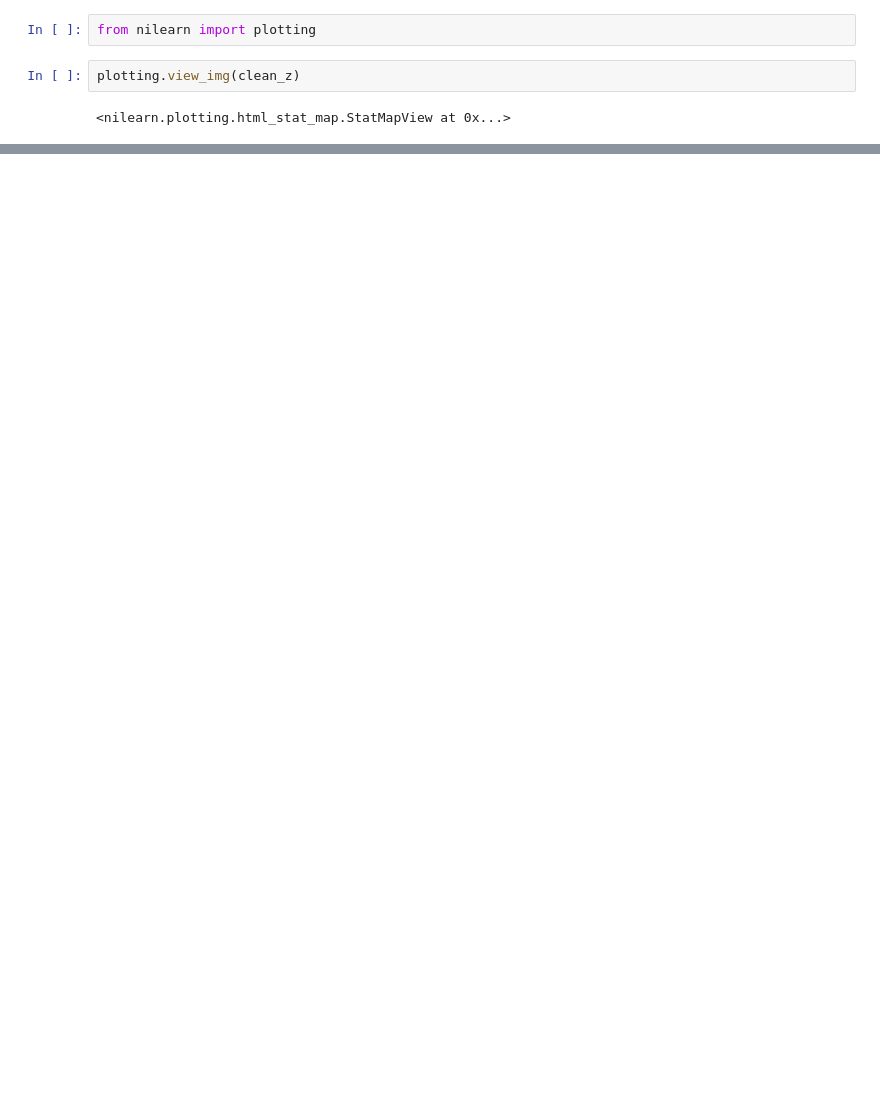
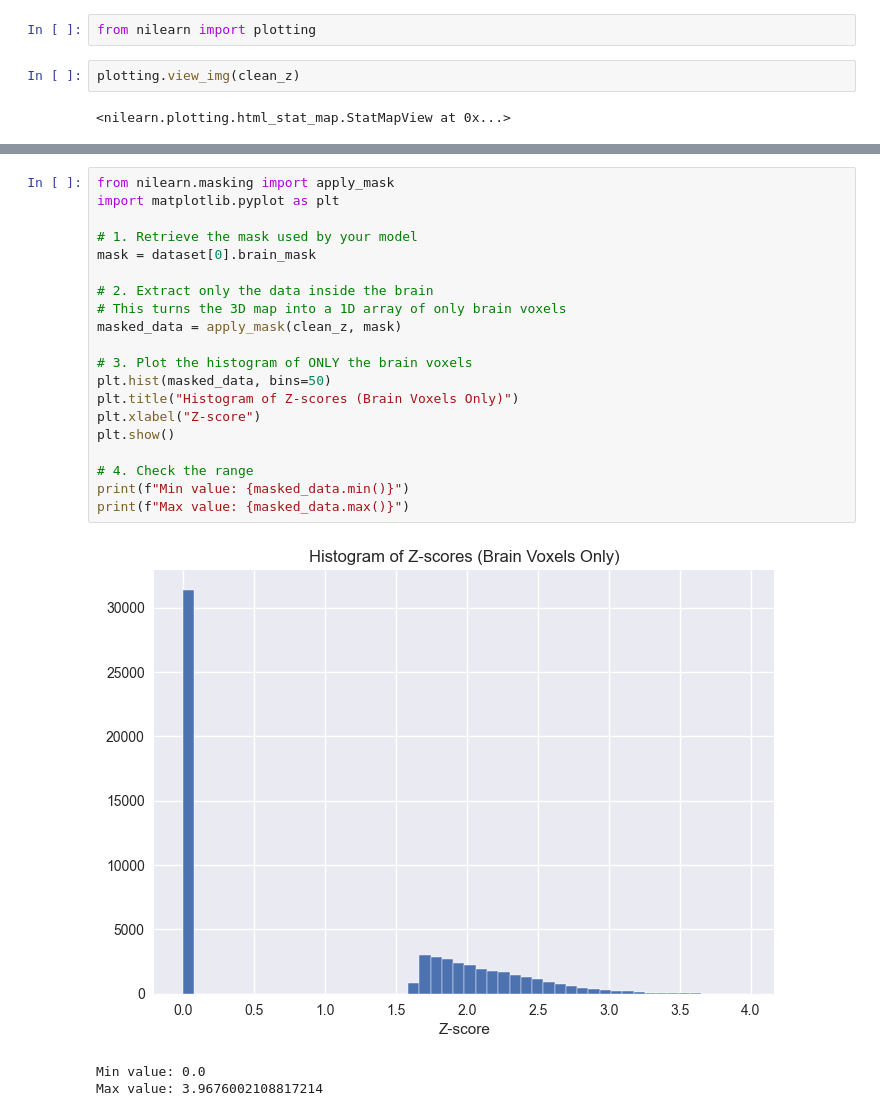
Before and after one commit to mducat/scz_familiarity_fMRI_ML, a Jupyter notebook: mri_single_subject.ipynb, the cells around one changed output, grey strips where cells are left out. Cells and saved outputs as stored; diff of their text form; blank space fills up the shorter version.

```diff
--- a/mri_single_subject.ipynb
+++ b/mri_single_subject.ipynb
@@ -183,0 +236,24 @@ plotting.view_img(clean_z)
+# %%
+from nilearn.masking import apply_mask
+import matplotlib.pyplot as plt
+
+# 1. Retrieve the mask used by your model
+mask = dataset[0].brain_mask
+
+# 2. Extract only the data inside the brain
+# This turns the 3D map into a 1D array of only brain voxels
+masked_data = apply_mask(clean_z, mask)
+
+# 3. Plot the histogram of ONLY the brain voxels
+plt.hist(masked_data, bins=50)
+plt.title("Histogram of Z-scores (Brain Voxels Only)")
+plt.xlabel("Z-score")
+plt.show()
+
+# 4. Check the range
+print(f"Min value: {masked_data.min()}")
+print(f"Max value: {masked_data.max()}")
+# %% [output]
+[figure, added]
+Min value: 0.0
+Max value: 3.9676002108817214
```
Also changed, not shown: parts of 23 cells of this notebook, 4 other files.
